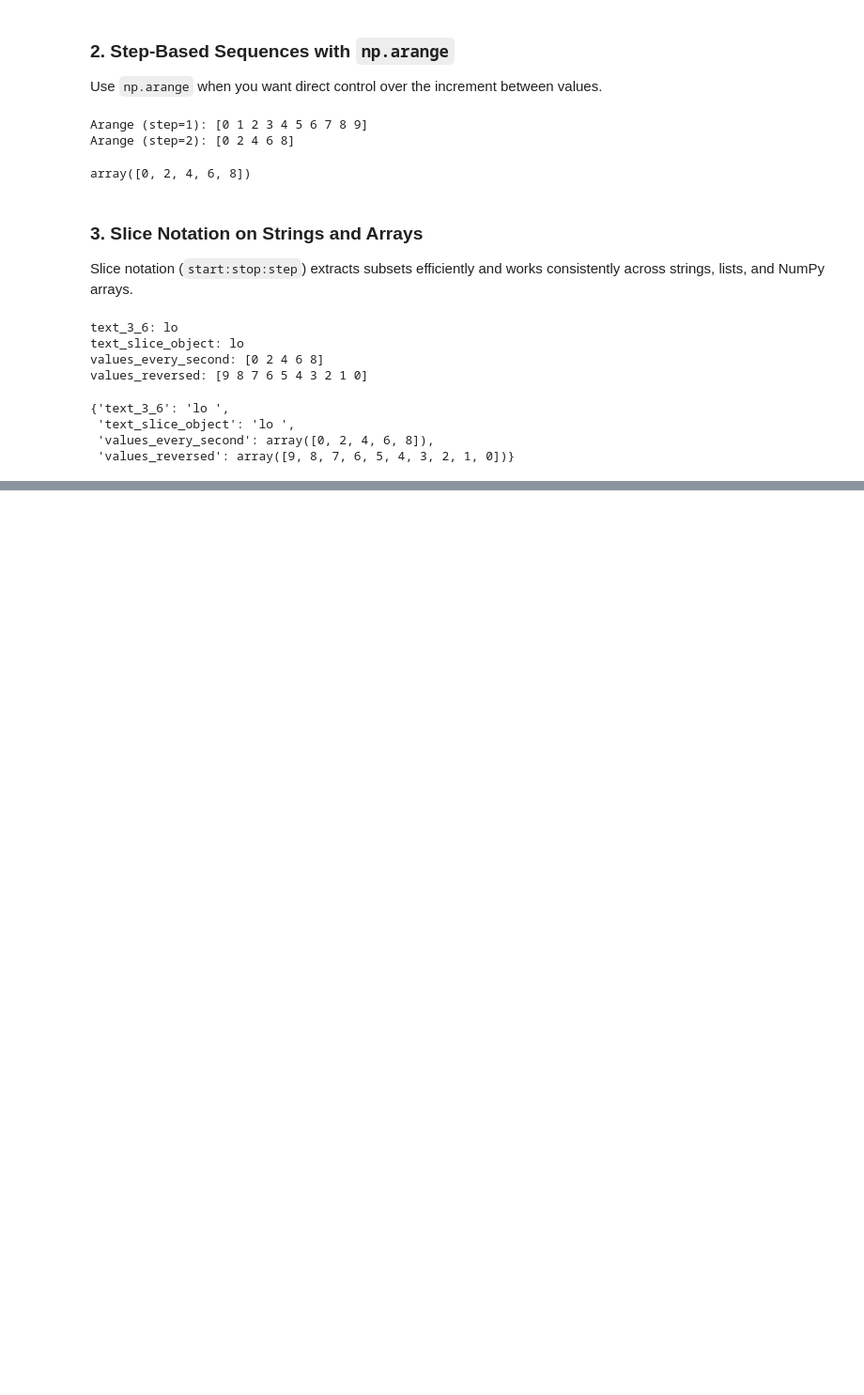
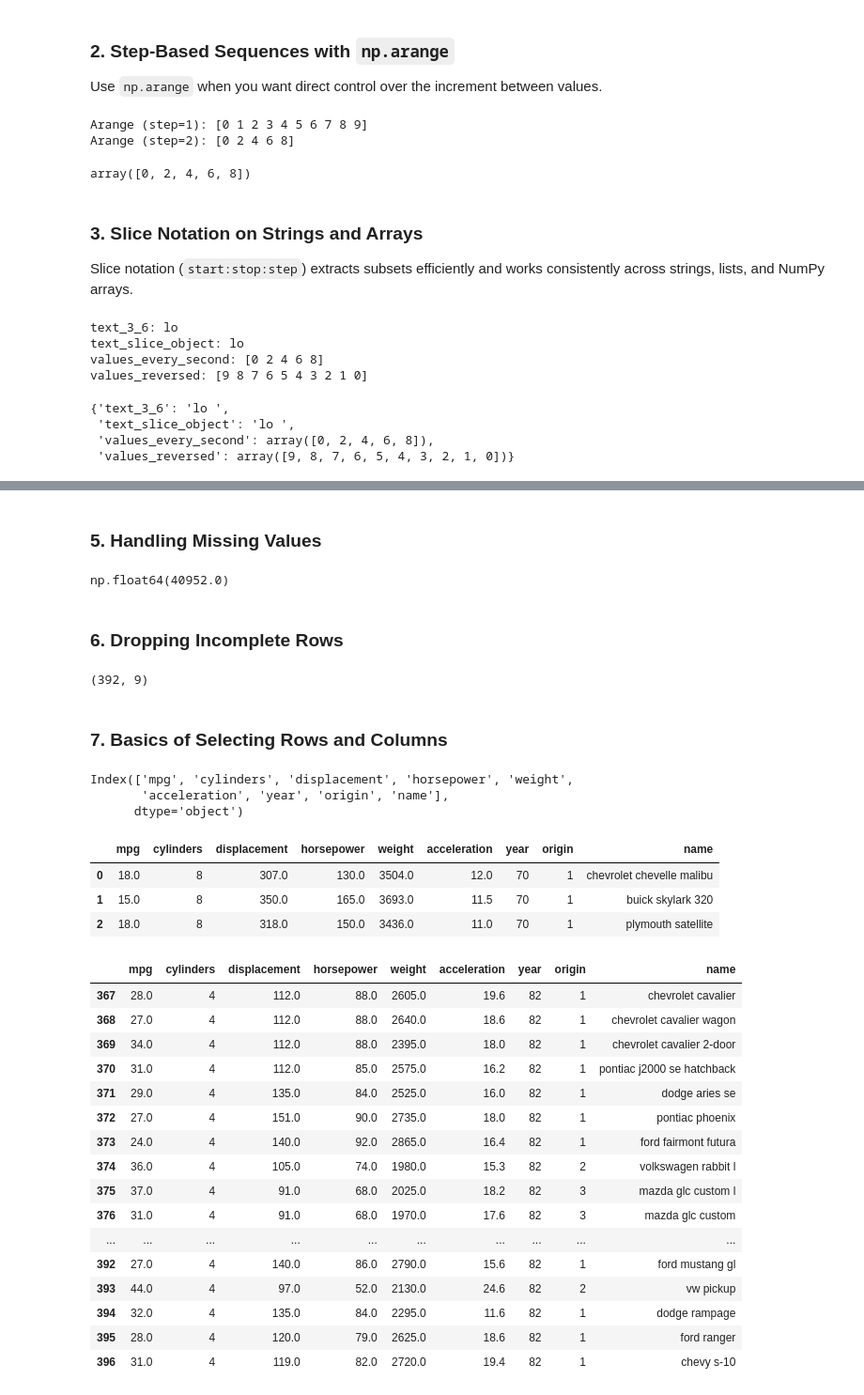
Before and after one commit to guillaume-ottolini/ISLP-Training, a Jupyter notebook: notebooks/ch2_intro_lab.ipynb, the cells around one changed output, grey strips where cells are left out. Shown at 94% size. Drawn from its saved outputs; the diff is of its cells as text; code cells hidden in the pictures; blank space fills up the shorter version.

```diff
--- a/notebooks/ch2_intro_lab.ipynb
+++ b/notebooks/ch2_intro_lab.ipynb
@@ -423,0 +503,61 @@ values_reversed: [9 8 7 6 5 4 3 2 1 0]
+# %% [markdown]
+### 5. Handling Missing Values
+# %%
+# Treat '?' as a missing value so numeric columns are parsed correctly.
+def load_auto_with_missing_values(path):
+    return pd.read_csv(path, na_values=['?'], sep=r'\s+')
+
+Auto_missing = load_auto_with_missing_values('../data/Auto.data')
+Auto_missing['horsepower'].sum()
+# %% [output]
+np.float64(40952.0)
+# %% [markdown]
+### 6. Dropping Incomplete Rows
+# %%
+# Check the dataset size before and after removing missing rows.
+Auto_missing.shape
+
+def drop_missing_rows(df):
+    return df.dropna()
+
+Auto_new = drop_missing_rows(Auto_missing)
+Auto_new.shape
+# %% [output]
+(392, 9)
+# %% [markdown]
+### 7. Basics of Selecting Rows and Columns
+# %%
+Auto = Auto_new # overwrite the previous value
+Auto.columns
+# %% [output]
+Index(['mpg', 'cylinders', 'displacement', 'horsepower', 'weight',
+       'acceleration', 'year', 'origin', 'name'],
+      dtype='object')
+# %%
+Auto[:3]
+# %% [output]
+|  | mpg | cylinders | displacement | horsepower | weight | acceleration | year | origin | name |
+| 0 | 18.0 | 8 | 307.0 | 130.0 | 3504.0 | 12.0 | 70 | 1 | chevrolet chevelle malibu |
+| 1 | 15.0 | 8 | 350.0 | 165.0 | 3693.0 | 11.5 | 70 | 1 | buick skylark 320 |
+| 2 | 18.0 | 8 | 318.0 | 150.0 | 3436.0 | 11.0 | 70 | 1 | plymouth satellite |
+# %%
+idx_81 = Auto['year'] > 81
+Auto[idx_81]
+# %% [output]
+|  | mpg | cylinders | displacement | horsepower | weight | acceleration | year | origin | name |
+| 367 | 28.0 | 4 | 112.0 | 88.0 | 2605.0 | 19.6 | 82 | 1 | chevrolet cavalier |
+| 368 | 27.0 | 4 | 112.0 | 88.0 | 2640.0 | 18.6 | 82 | 1 | chevrolet cavalier wagon |
+| 369 | 34.0 | 4 | 112.0 | 88.0 | 2395.0 | 18.0 | 82 | 1 | chevrolet cavalier 2-door |
+| 370 | 31.0 | 4 | 112.0 | 85.0 | 2575.0 | 16.2 | 82 | 1 | pontiac j2000 se hatchback |
+| 371 | 29.0 | 4 | 135.0 | 84.0 | 2525.0 | 16.0 | 82 | 1 | dodge aries se |
+| 372 | 27.0 | 4 | 151.0 | 90.0 | 2735.0 | 18.0 | 82 | 1 | pontiac phoenix |
+| 373 | 24.0 | 4 | 140.0 | 92.0 | 2865.0 | 16.4 | 82 | 1 | ford fairmont futura |
+| 374 | 36.0 | 4 | 105.0 | 74.0 | 1980.0 | 15.3 | 82 | 2 | volkswagen rabbit l |
+| 375 | 37.0 | 4 | 91.0 | 68.0 | 2025.0 | 18.2 | 82 | 3 | mazda glc custom l |
+| 376 | 31.0 | 4 | 91.0 | 68.0 | 1970.0 | 17.6 | 82 | 3 | mazda glc custom |
+| ... | ... | ... | ... | ... | ... | ... | ... | ... | ... |
+| 392 | 27.0 | 4 | 140.0 | 86.0 | 2790.0 | 15.6 | 82 | 1 | ford mustang gl |
+| 393 | 44.0 | 4 | 97.0 | 52.0 | 2130.0 | 24.6 | 82 | 2 | vw pickup |
+| 394 | 32.0 | 4 | 135.0 | 84.0 | 2295.0 | 11.6 | 82 | 1 | dodge rampage |
+| 395 | 28.0 | 4 | 120.0 | 79.0 | 2625.0 | 18.6 | 82 | 1 | ford ranger |
+| 396 | 31.0 | 4 | 119.0 | 82.0 | 2720.0 | 19.4 | 82 | 1 | chevy s-10 |
```
Also changed, not shown: parts of 24 cells of this notebook, 2 other files.
